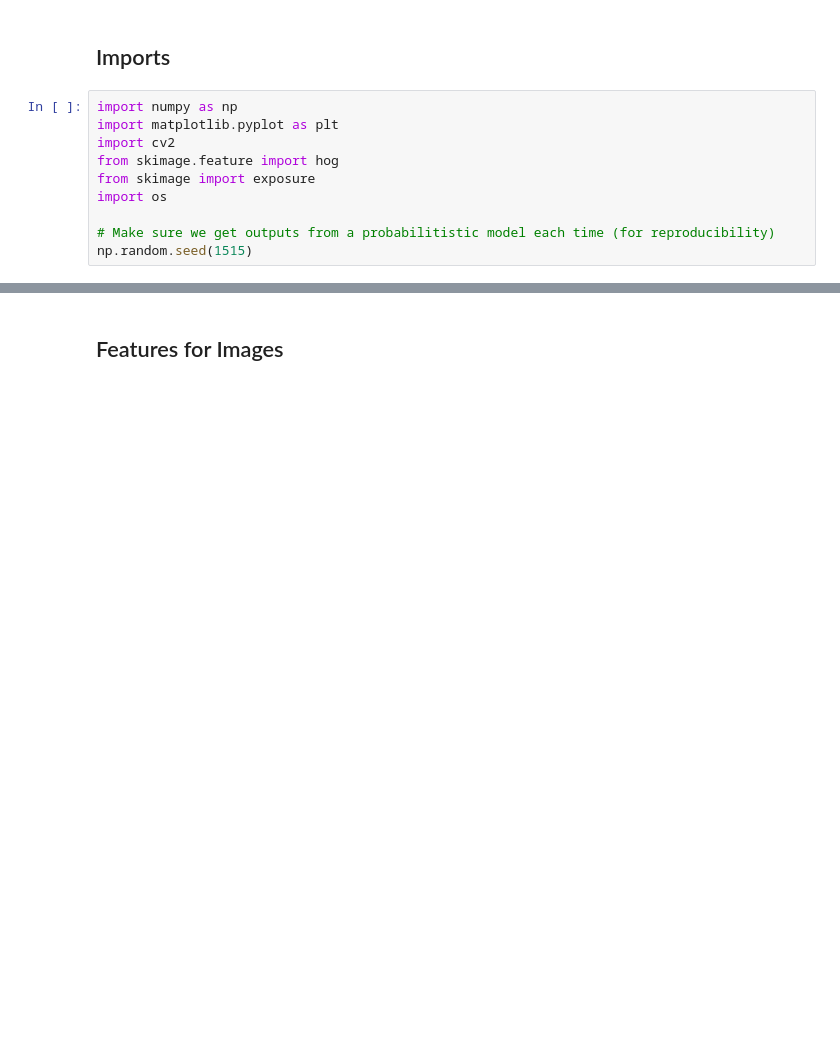
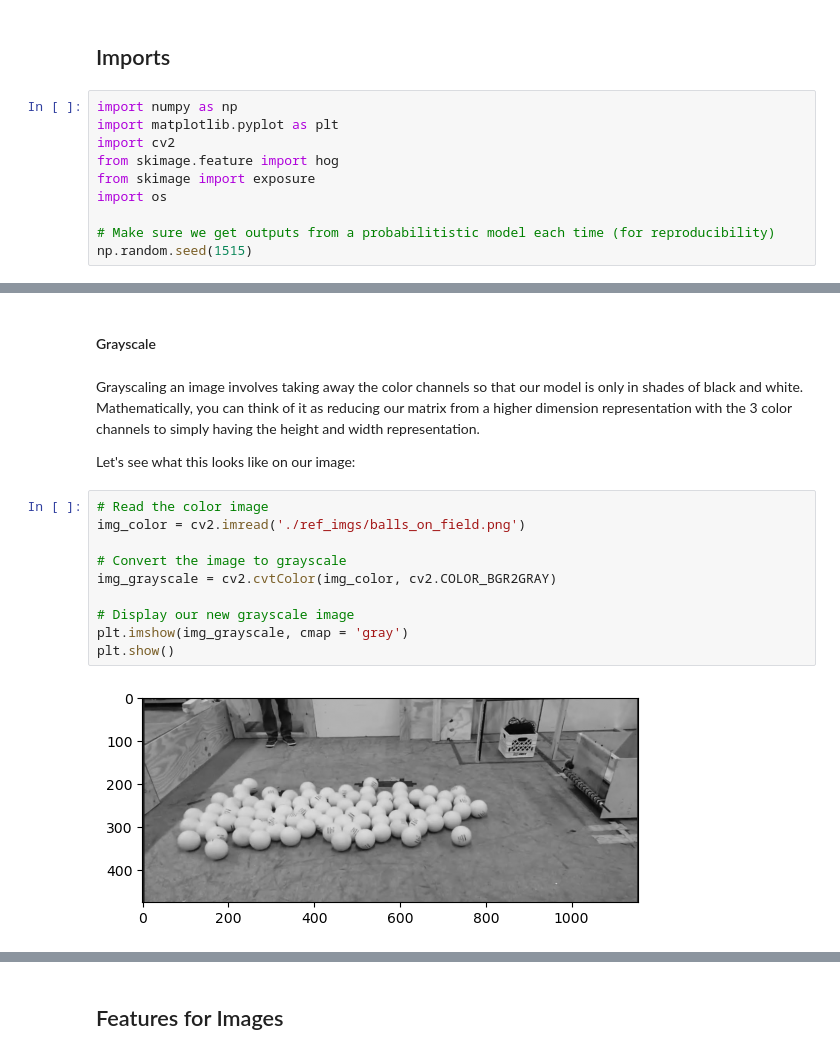
Before and after one commit to nickmelamed/mortorq_instruction, a Jupyter notebook: ml_resources/cv_primer/02-features.ipynb, the cells around one changed output, grey strips where cells are left out. Drawn from its saved outputs; the diff is of its cells as text; blank space fills up the shorter version.

Commit message:
grayscaling, working on blurring

```diff
--- a/ml_resources/cv_primer/02-features.ipynb
+++ b/ml_resources/cv_primer/02-features.ipynb
@@ -14,0 +29,18 @@ np.random.seed(1515)
+# %% [markdown]
+#### Grayscale
+# %% [markdown]
+Grayscaling an image involves taking away the color channels so that our model is only in shades of black and white. Mathematically, you can think of it as reducing our matrix from a higher dimension representation with the 3 color channels to simply having the height and width representation.
+
+Let's see what this looks like on our image:
+# %%
+# Read the color image
+img_color = cv2.imread('./ref_imgs/balls_on_field.png')
+
+# Convert the image to grayscale
+img_grayscale = cv2.cvtColor(img_color, cv2.COLOR_BGR2GRAY)
+
+# Display our new grayscale image
+plt.imshow(img_grayscale, cmap = 'gray')
+plt.show()
+# %% [output]
+[figure, added]
```
Also changed, not shown: parts of 7 cells of this notebook, 1 other file.
